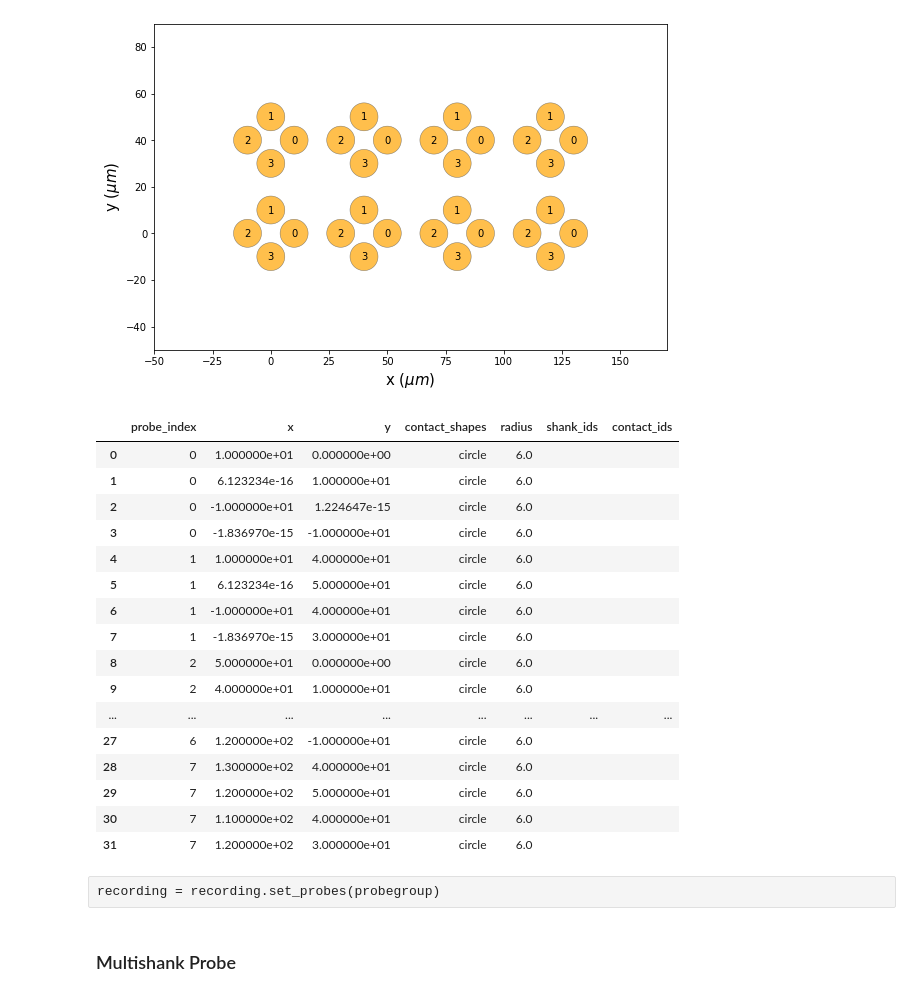
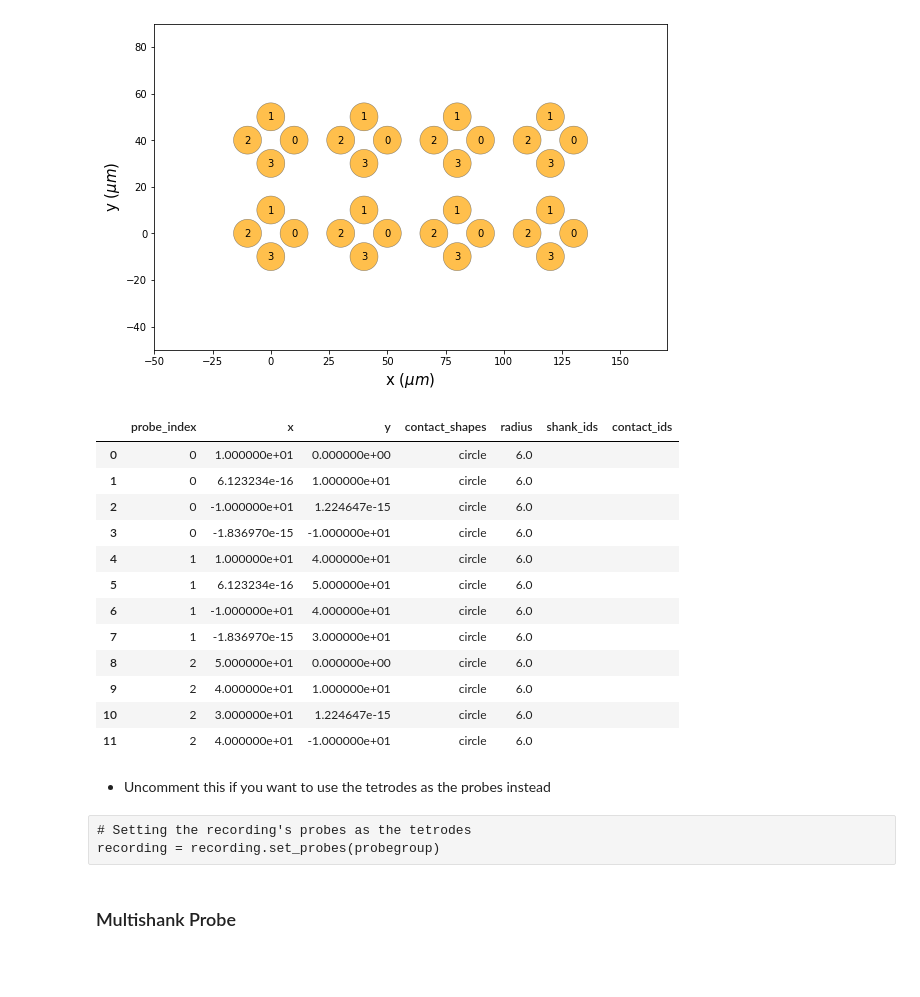
Before and after one commit to padillacoreanolab/spike_sorting, a Jupyter notebook: jupyter_notebooks/01_preprocessing_and_spike_sorting.ipynb, the cells around one changed output. Drawn from its saved outputs; the diff is of its cells as text; code cells hidden in the pictures; blank space fills up the shorter version.

Commit message:
nb: add probe information to tutorial

```diff
--- a/jupyter_notebooks/01_preprocessing_and_spike_sorting.ipynb
+++ b/jupyter_notebooks/01_preprocessing_and_spike_sorting.ipynb
@@ -291,28 +298,28 @@ array([(0,  0), (0,  1), (0,  2), (0,  3), (1,  4), (1,  5), (1,  6),
 plot_probe_group(probegroup, same_axes=True, with_channel_index=True)
 # %% [output]
 [figure]
-# %%
-probegroup.to_dataframe()
-# %% [output]
-|  | probe_index | x | y | contact_shapes | radius | shank_ids | contact_ids |
-| 0 | 0 | 1.000000e+01 | 0.000000e+00 | circle | 6.0 |  |  |
-| 1 | 0 | 6.123234e-16 | 1.000000e+01 | circle | 6.0 |  |  |
-| 2 | 0 | -1.000000e+01 | 1.224647e-15 | circle | 6.0 |  |  |
-| 3 | 0 | -1.836970e-15 | -1.000000e+01 | circle | 6.0 |  |  |
-| 4 | 1 | 1.000000e+01 | 4.000000e+01 | circle | 6.0 |  |  |
-| 5 | 1 | 6.123234e-16 | 5.000000e+01 | circle | 6.0 |  |  |
-| 6 | 1 | -1.000000e+01 | 4.000000e+01 | circle | 6.0 |  |  |
-| 7 | 1 | -1.836970e-15 | 3.000000e+01 | circle | 6.0 |  |  |
-| 8 | 2 | 5.000000e+01 | 0.000000e+00 | circle | 6.0 |  |  |
-| 9 | 2 | 4.000000e+01 | 1.000000e+01 | circle | 6.0 |  |  |
-| ... | ... | ... | ... | ... | ... | ... | ... |
-| 27 | 6 | 1.200000e+02 | -1.000000e+01 | circle | 6.0 |  |  |
-| 28 | 7 | 1.300000e+02 | 4.000000e+01 | circle | 6.0 |  |  |
-| 29 | 7 | 1.200000e+02 | 5.000000e+01 | circle | 6.0 |  |  |
-| 30 | 7 | 1.100000e+02 | 4.000000e+01 | circle | 6.0 |  |  |
-| 31 | 7 | 1.200000e+02 | 3.000000e+01 | circle | 6.0 |  |  |
-# %% [raw]
-recording = recording.set_probes(probegroup)
+# %%
+# The X and Y position of the probes
+probegroup.to_dataframe().head(n=12)
+# %% [output]
+|  | probe_index | x | y | contact_shapes | radius | shank_ids | contact_ids |
+| 0 | 0 | 1.000000e+01 | 0.000000e+00 | circle | 6.0 |  |  |
+| 1 | 0 | 6.123234e-16 | 1.000000e+01 | circle | 6.0 |  |  |
+| 2 | 0 | -1.000000e+01 | 1.224647e-15 | circle | 6.0 |  |  |
+| 3 | 0 | -1.836970e-15 | -1.000000e+01 | circle | 6.0 |  |  |
+| 4 | 1 | 1.000000e+01 | 4.000000e+01 | circle | 6.0 |  |  |
+| 5 | 1 | 6.123234e-16 | 5.000000e+01 | circle | 6.0 |  |  |
+| 6 | 1 | -1.000000e+01 | 4.000000e+01 | circle | 6.0 |  |  |
+| 7 | 1 | -1.836970e-15 | 3.000000e+01 | circle | 6.0 |  |  |
+| 8 | 2 | 5.000000e+01 | 0.000000e+00 | circle | 6.0 |  |  |
+| 9 | 2 | 4.000000e+01 | 1.000000e+01 | circle | 6.0 |  |  |
+| 10 | 2 | 3.000000e+01 | 1.224647e-15 | circle | 6.0 |  |  |
+| 11 | 2 | 4.000000e+01 | -1.000000e+01 | circle | 6.0 |  |  |
+# %% [markdown]
+- Uncomment this if you want to use the tetrodes as the probes instead
+# %% [raw]
+# Setting the recording's probes as the tetrodes
+recording = recording.set_probes(probegroup)
 # %% [markdown]
 ### Multishank Probe
 # %%
```
Also changed, not shown: parts of 27 cells of this notebook.
